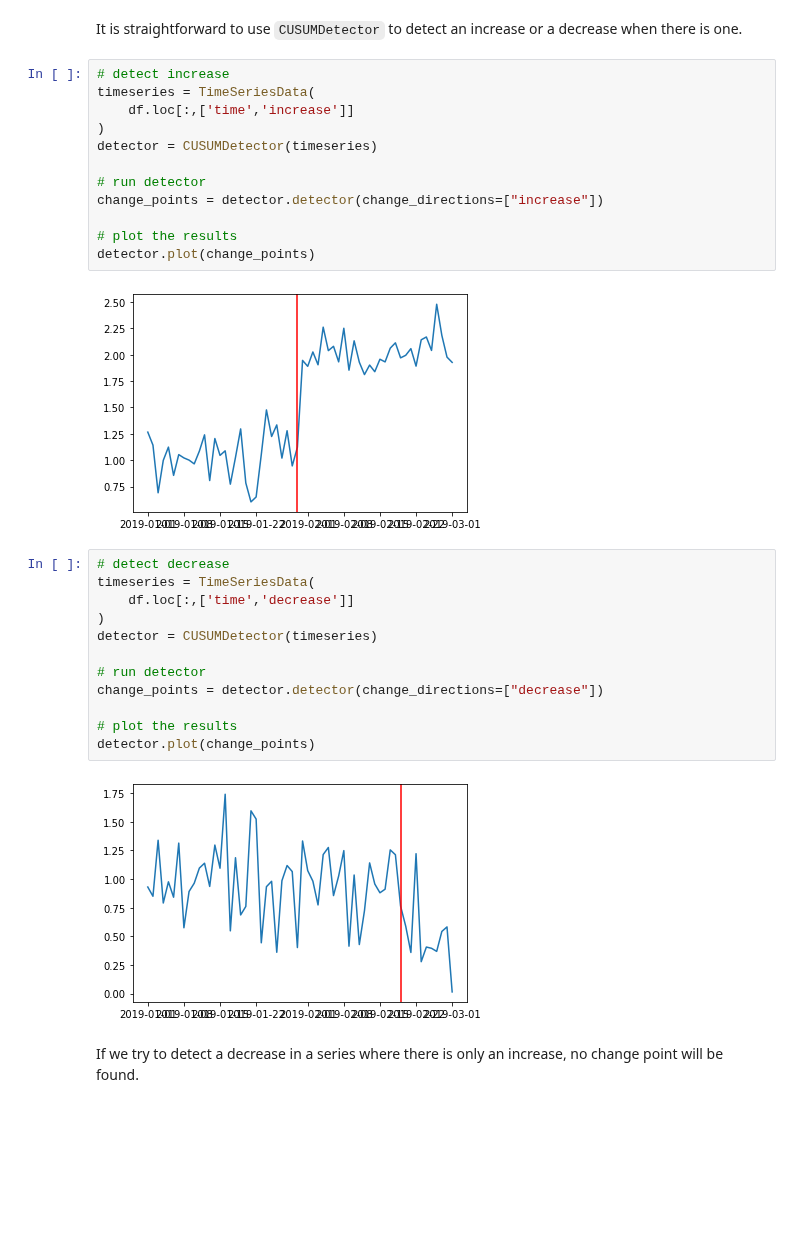
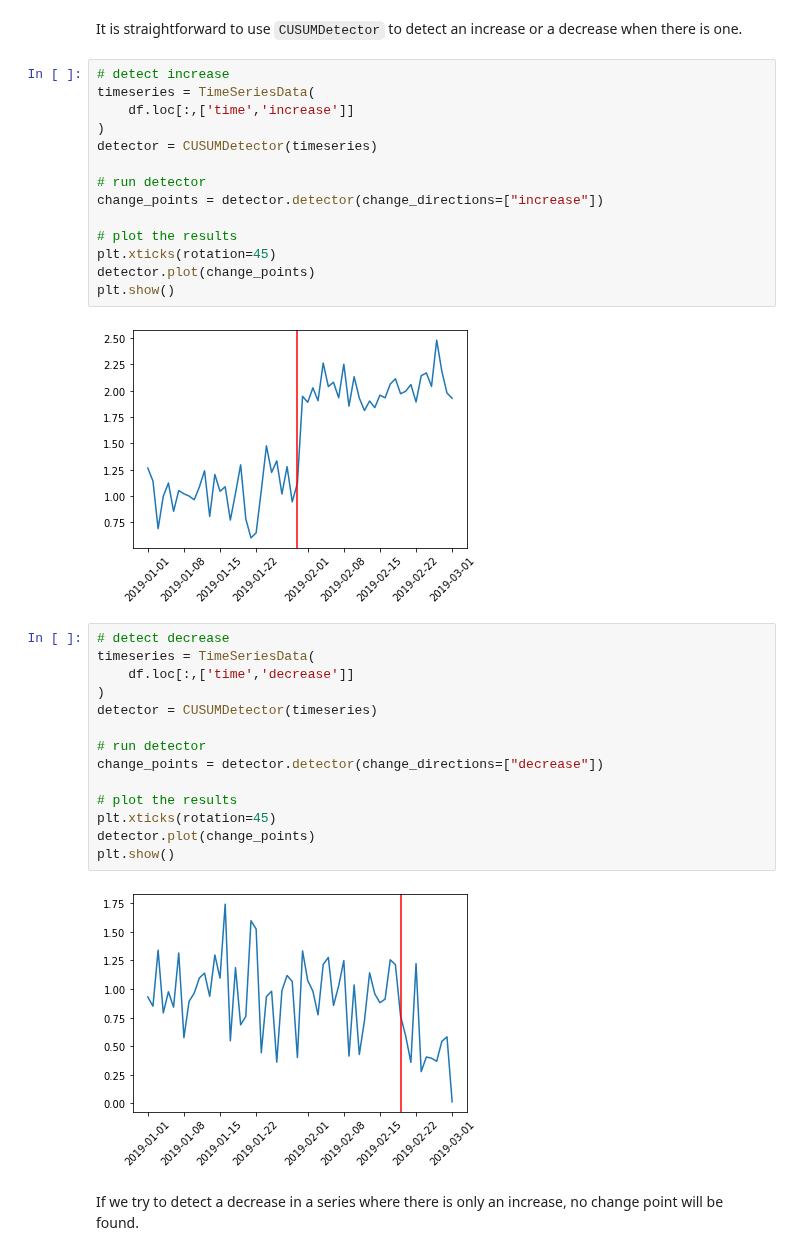
Before and after one commit to facebookresearch/Kats, a Jupyter notebook: tutorials/kats_101_basics.ipynb, the cells around one changed output. Cells and saved outputs as stored; diff of their text form; blank space fills up the shorter version.

Commit message:
Fixed Graphs

```diff
--- a/tutorials/kats_101_basics.ipynb
+++ b/tutorials/kats_101_basics.ipynb
@@ -473,17 +473,19 @@ It is straightforward to use `CUSUMDetector` to detect an increase or a decrease
 # %%
 # detect increase
 timeseries = TimeSeriesData(
     df.loc[:,['time','increase']]
 )
 detector = CUSUMDetector(timeseries)
 
 # run detector
 change_points = detector.detector(change_directions=["increase"])
 
 # plot the results
+plt.xticks(rotation=45)
 detector.plot(change_points)
+plt.show()
 # %% [output]
-[figure, old version]
+[figure, new version]
 # %%
 # detect decrease
 timeseries = TimeSeriesData(
@@ -495,9 +497,11 @@ detector = CUSUMDetector(timeseries)
 change_points = detector.detector(change_directions=["decrease"])
 
 # plot the results
+plt.xticks(rotation=45)
 detector.plot(change_points)
+plt.show()
 # %% [output]
-[figure, old version]
+[figure, new version]
 # %% [markdown]
 If we try to detect a decrease in a series where there is only an increase, no change point will be found.
 # %%
```
Also changed, not shown: parts of 2 cells of this notebook.
